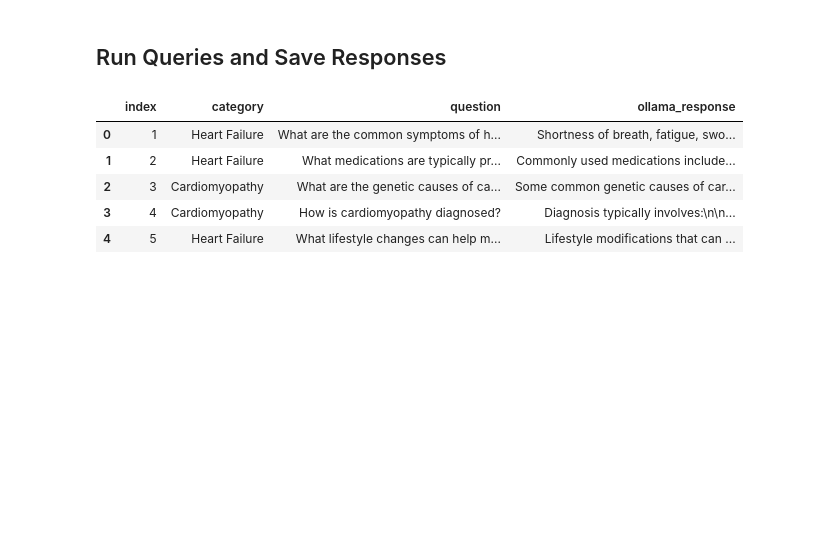
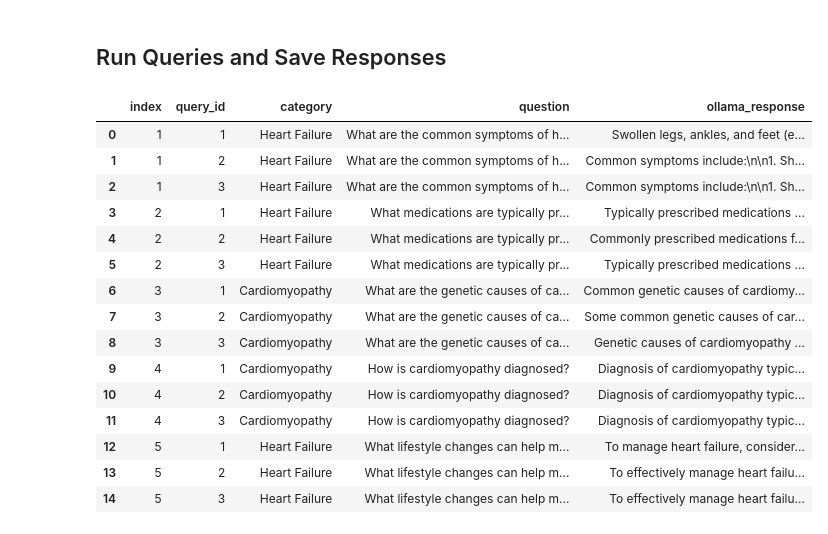
Before and after one commit to q050cr/llm_eval2025, a Jupyter notebook: notebooks/chatlas_query.ipynb, the cells around one changed output. Saved outputs shown, nothing was run; the diff lists cells and outputs as text; code cells hidden in the pictures; blank space fills up the shorter version.

```diff
--- a/notebooks/chatlas_query.ipynb
+++ b/notebooks/chatlas_query.ipynb
@@ -43,19 +77,29 @@ def initialize_model(model_name):
         api_key = os.getenv('OPENAI_API_KEY')
         if not api_key:
             raise EnvironmentError("Missing OPENAI_API_KEY")
+        # https://platform.openai.com/docs/models
         return ChatOpenAI(model="gpt-4o", system_prompt=system_prompt, api_key=api_key)
 
     elif model_name == 'google':
         api_key = os.getenv('GOOGLE_API_KEY')
         if not api_key:
             raise EnvironmentError("Missing GOOGLE_API_KEY")
-        return ChatGoogle(model="gemini-pro", system_prompt=system_prompt, api_key=api_key)
+        # https://aistudio.google.com/
+        return ChatGoogle(model="gemini-2.5-pro-preview-05-06", system_prompt=system_prompt, api_key=api_key)
 
     elif model_name == 'perplexity':
         api_key = os.getenv('PERPLEXITY_API_KEY')
         if not api_key:
             raise EnvironmentError("Missing PERPLEXITY_API_KEY")
-        return ChatPerplexity(model="online", system_prompt=system_prompt, api_key=api_key)
+        # ["sonar", "sonar-pro", "r1-1776"], https://docs.perplexity.ai/models/model-cards
+        return ChatPerplexity(model="sonar", system_prompt=system_prompt, api_key=api_key)
+
+    elif model_name == 'github':
+        api_key = os.getenv('GITHUB_PAT')
+        if not api_key:
+            raise EnvironmentError("Missing GITHUB_PAT")
+        # https://aistudio.google.com/
+        return ChatGithub(model="gpt-4o", system_prompt=system_prompt, api_key=api_key)
 
     elif model_name == 'ollama':
         return ChatOllama(model="llama3.2", system_prompt=system_prompt)
@@ -64,13 +108,13 @@ def initialize_model(model_name):
         raise ValueError(f"Unsupported model: {model_name}")
 # %%
 
-def query_models_chatlas(questions_df, models_to_run=['openai', 'google', 'perplexity', 'ollama']):
+def query_models_chatlas(questions_df, models_to_run=['openai', 'google', 'perplexity', 'github', 'ollama']):
     """
     Query selected models using Chatlas and return a DataFrame with responses.
 
     Args:
         questions_df (pd.DataFrame): Must have 'index', 'category', 'question'.
-        models_to_run (list): Models to query. Options: 'openai', 'google', 'perplexity', 'ollama'.
+        models_to_run (list): Models to query. Options: 'openai', 'google', 'perplexity', 'github', 'ollama'.
 
     Returns:
         pd.DataFrame: Responses from each model for each question.
@@ -91,6 +135,7 @@ def query_models_chatlas(questions_df, models_to_run=['openai', 'google', 'perpl
         question, category = row['question'], row['category']
         response_entry = {
             'index': row['index'],
+            'query_id': row['query_id'],
             'category': category,
             'question': question
         }
@@ -112,11 +157,24 @@ def query_models_chatlas(questions_df, models_to_run=['openai', 'google', 'perpl
 # %% [markdown]
 ## Run Queries and Save Responses
 # %%
-query_models_chatlas(questions_df=questions_df, models_to_run=['ollama'])
+responses_df = query_models_chatlas(questions_df=questions_df, models_to_run=[
+                                    'ollama'])  # ['openai', 'google', 'perplexity', 'github', 'ollama']
-# %% [output]
-|  | index | category | question | ollama_response |
-| 0 | 1 | Heart Failure | What are the common symptoms of h... | Shortness of breath, fatigue, swo... |
-| 1 | 2 | Heart Failure | What medications are typically pr... | Commonly used medications include... |
-| 2 | 3 | Cardiomyopathy | What are the genetic causes of ca... | Some common genetic causes of car... |
-| 3 | 4 | Cardiomyopathy | How is cardiomyopathy diagnosed? | Diagnosis typically involves:\n\n... |
-| 4 | 5 | Heart Failure | What lifestyle changes can help m... | Lifestyle modifications that can ... |
+# %%
+responses_df
+# %% [output]
+|  | index | query_id | category | question | ollama_response |
+| 0 | 1 | 1 | Heart Failure | What are the common symptoms of h... | Swollen legs, ankles, and feet (e... |
+| 1 | 1 | 2 | Heart Failure | What are the common symptoms of h... | Common symptoms include:\n\n1. Sh... |
+| 2 | 1 | 3 | Heart Failure | What are the common symptoms of h... | Common symptoms include:\n\n1. Sh... |
+| 3 | 2 | 1 | Heart Failure | What medications are typically pr... | Typically prescribed medications ... |
+| 4 | 2 | 2 | Heart Failure | What medications are typically pr... | Commonly prescribed medications f... |
+| 5 | 2 | 3 | Heart Failure | What medications are typically pr... | Typically prescribed medications ... |
+| 6 | 3 | 1 | Cardiomyopathy | What are the genetic causes of ca... | Common genetic causes of cardiomy... |
+| 7 | 3 | 2 | Cardiomyopathy | What are the genetic causes of ca... | Some common genetic causes of car... |
+| 8 | 3 | 3 | Cardiomyopathy | What are the genetic causes of ca... | Genetic causes of cardiomyopathy ... |
+| 9 | 4 | 1 | Cardiomyopathy | How is cardiomyopathy diagnosed? | Diagnosis of cardiomyopathy typic... |
+| 10 | 4 | 2 | Cardiomyopathy | How is cardiomyopathy diagnosed? | Diagnosis of cardiomyopathy typic... |
+| 11 | 4 | 3 | Cardiomyopathy | How is cardiomyopathy diagnosed? | Diagnosis of cardiomyopathy typic... |
+| 12 | 5 | 1 | Heart Failure | What lifestyle changes can help m... | To manage heart failure, consider... |
+| 13 | 5 | 2 | Heart Failure | What lifestyle changes can help m... | To effectively manage heart failu... |
+| 14 | 5 | 3 | Heart Failure | What lifestyle changes can help m... | To effectively manage heart failu... |
```
Also changed, not shown: parts of 5 cells of this notebook, 3 other files.
